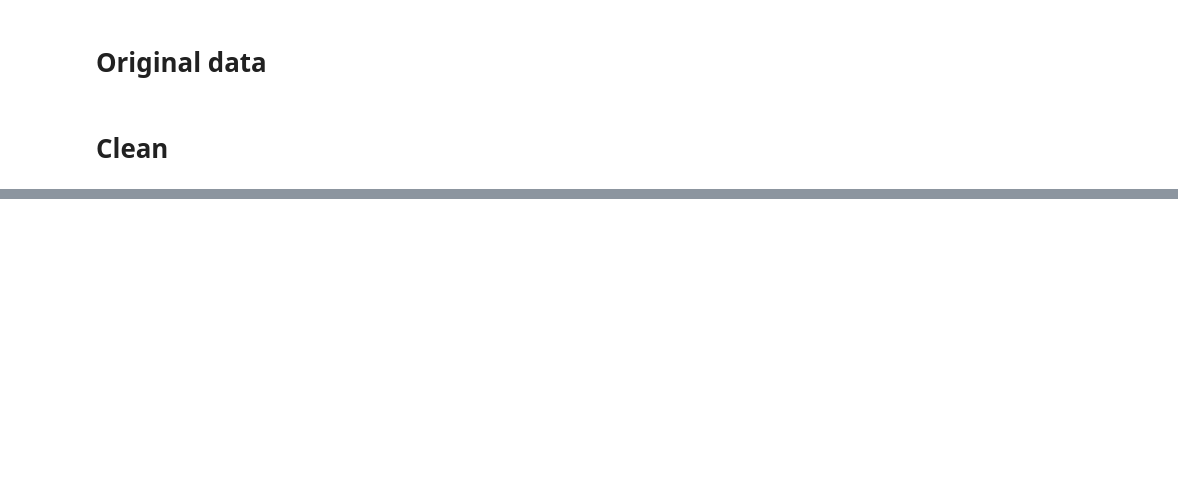
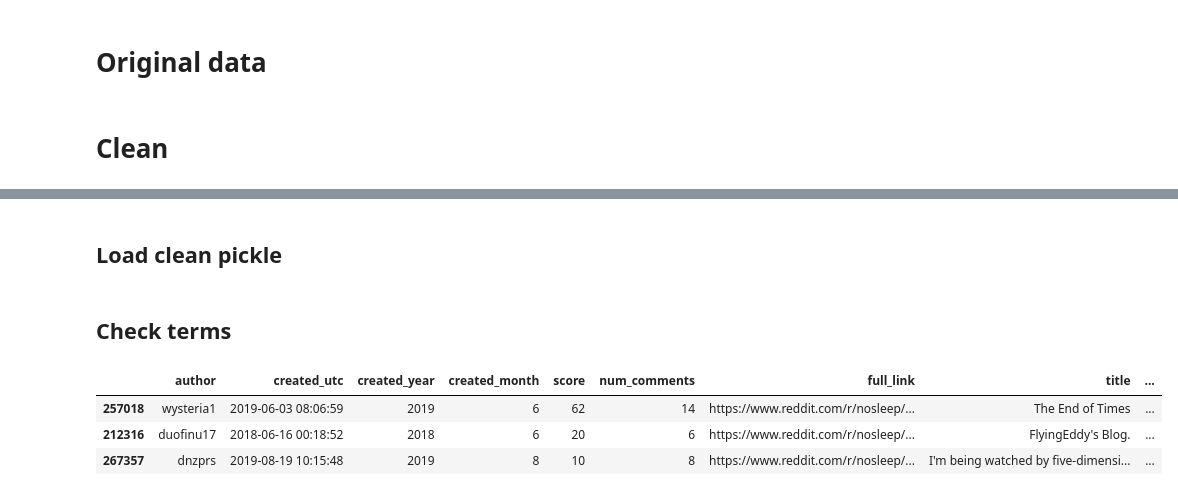
Before and after one commit to kkogan/reddit_horror_nlp, a Jupyter notebook: nlp_reddit-save_df.ipynb, the cells around one changed output, grey strips where cells are left out. Drawn from its saved outputs; the diff is of its cells as text; code cells hidden in the pictures; blank space fills up the shorter version.

```diff
--- a/nlp_reddit-save_df.ipynb
+++ b/nlp_reddit-save_df.ipynb
@@ -127,4 +131,8 @@ df_clean = clean_frame(df_full)
 df_clean.sort_values(['score'], ascending=False, inplace=True)
 # %%
 df_clean.to_pickle("/Users/kirill.kogan/Documents/data/reddit/reddit_df_clean.pkl")
+# %% [markdown]
+## Load clean pickle
+# %%
+df_clean = pd.read_pickle('/Users/kirill.kogan/Documents/data/reddit/reddit_df_clean.pkl')
 # %%
@@ -132,0 +144,9 @@ df_19_sub.to_pickle('./reddit_df_19_sub.pkl')
+# %% [markdown]
+## Check terms
+# %%
+df_clean[df_clean['selftext'].str.contains('ragna')]
+# %% [output]
+|  | author | created_utc | created_year | created_month | score | num_comments | full_link | title | ... |
+| 257018 | wysteria1 | 2019-06-03 08:06:59 | 2019 | 6 | 62 | 14 | https://www.reddit.com/r/nosleep/... | The End of Times | ... |
+| 212316 | duofinu17 | 2018-06-16 00:18:52 | 2018 | 6 | 20 | 6 | https://www.reddit.com/r/nosleep/... | FlyingEddy's Blog. | ... |
+| 267357 | dnzprs | 2019-08-19 10:15:48 | 2019 | 8 | 10 | 8 | https://www.reddit.com/r/nosleep/... | I'm being watched by five-dimensi... | ... |
```
Also changed, not shown: parts of 5 cells of this notebook, 3 other files.
